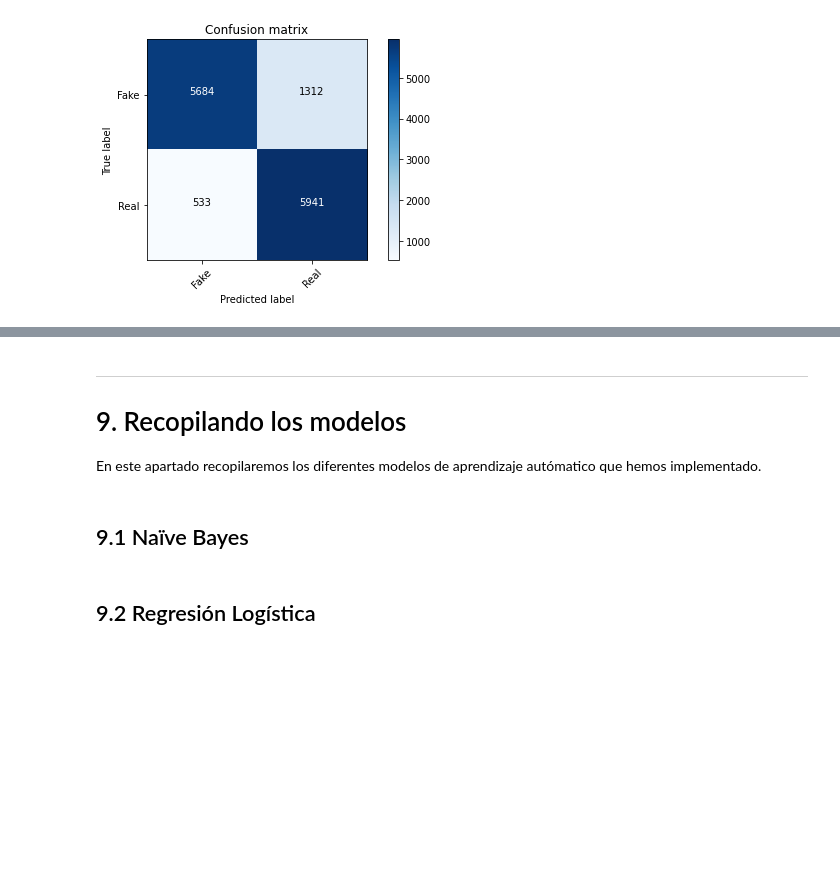
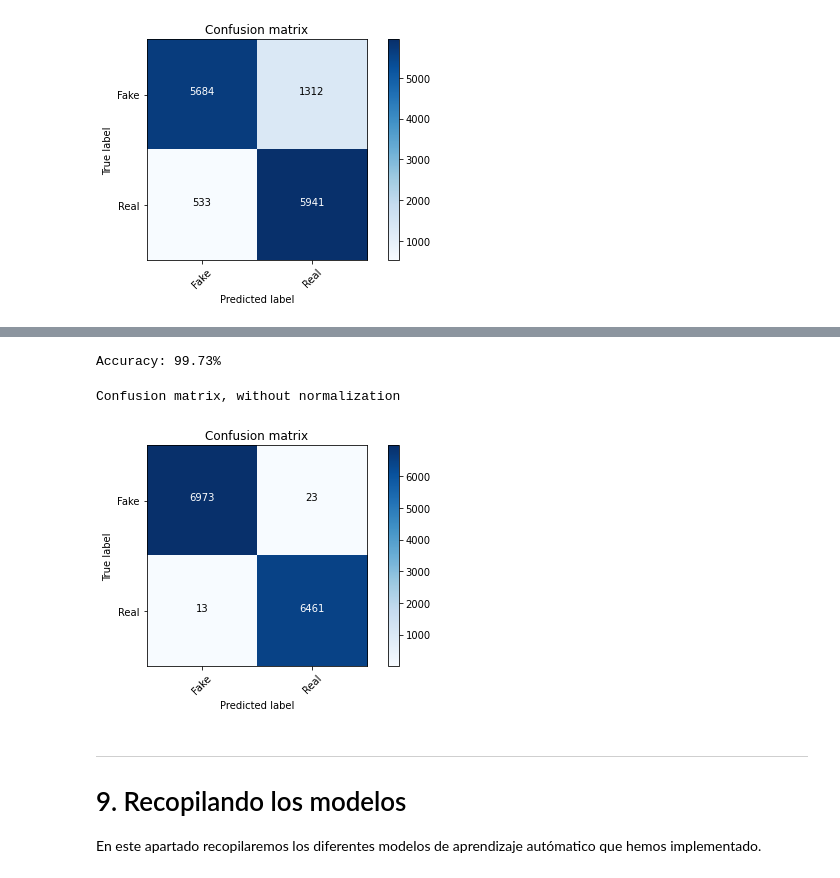
Before and after one commit to SebastianMM-96/fake-news, a Jupyter notebook: fake-news-models/fake_news_classifier.ipynb, the cells around one changed output, grey strips where cells are left out. Saved outputs shown, nothing was run; the diff lists cells and outputs as text; code cells hidden in the pictures; blank space fills up the shorter version.

```diff
--- a/fake-news-models/fake_news_classifier.ipynb
+++ b/fake-news-models/fake_news_classifier.ipynb
@@ -816,0 +920,8 @@ Confusion matrix, without normalization
+# %%
+LightGBMPipeline = Pipeline([
+                             ('vectorizer', CountVectorizer()),
+                             ('tdfidf', TfidfTransformer()),
+                             ('lightGBM', LGBMClassifier())
+])
+# %%
+LightGBMPipeline.fit(X_train, y_train)
@@ -816,0 +946,2 @@ Confusion matrix, without normalization
+# %%
+LightGBMPrediction = LightGBMPipeline.predict(X_test)
@@ -817,3 +959,15 @@ Confusion matrix, without normalization
+# %%
+score = accuracy_score(y_test, LightGBMPrediction)
+print("Accuracy: {}%".format(round(score*100, 2)))
+# %% [output]
+Accuracy: 99.73%
+# %%
+# Calculo de la matriz de confusion
+cmLGBM = confusion_matrix(y_test, LightGBMPrediction)
+plot_confusion_matrix(cmLGBM, classes=['Fake', 'Real'])
+# %% [output]
+Confusion matrix, without normalization
+[figure, added]
 # %% [markdown]
 ---
 
@@ -821,5 +975,3 @@ Confusion matrix, without normalization
 # 9. Recopilando los modelos
 
 En este apartado recopilaremos los diferentes modelos de aprendizaje autómatico que hemos implementado.
-# %% [markdown]
-## 9.1 Naïve Bayes
@@ -828,2 +977,0 @@ pickle.dump(NBPipeline, open('/content/drive/MyDrive/models/nbModel.pkl', 'wb'))
-# %% [markdown]
-## 9.2 Regresión Logística
```
Also changed, not shown: parts of 39 cells of this notebook.
